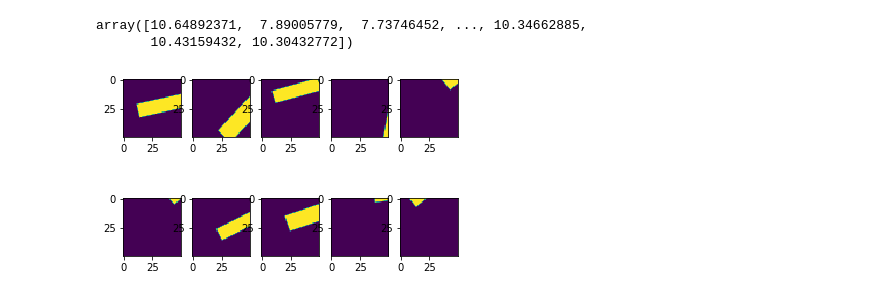
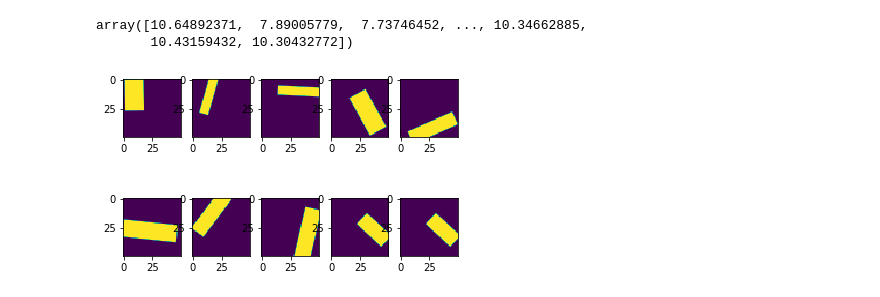
Before and after one commit to j-csc/landcover_scripts, a Jupyter notebook: Compute aspect ratio of chicken houses.ipynb, the cells around one changed output. Saved outputs shown, nothing was run; the diff lists cells and outputs as text; code cells hidden in the pictures.

```diff
--- a/Compute aspect ratio of chicken houses.ipynb
+++ b/Compute aspect ratio of chicken houses.ipynb
@@ -86,48 +86,49 @@ aspect_rations
 array([10.64892371,  7.89005779,  7.73746452, ..., 10.34662885,
        10.43159432, 10.30432772])
 # %%
-def generate_rectangle(aspect_ratio, height, width, rotation):
+from skimage.transform import rotate
+from skimage.draw import circle
+from skimage.io import imsave
+import numpy as np
+import matplotlib.pyplot as plt
+import cv2
+
+def generate_rectangle(aspect_ratio, height, width, rotation, min_pixel=100):
     redo = True
     img = np.zeros((width, height), dtype=np.uint8)
-
     while redo == True:
         start_x = np.random.randint(width//2)
         start_y = np.random.randint(height//2)
 
-        end_y = np.random.randint(height//2)
-        end_x = int(start_x + abs(aspect_ratio * abs(end_y - start_y)))
+        # Chooses from short side...
+        short_side = np.random.randint(height//3)
+        long_side  = short_side * aspect_ratio
 
-        w = (max(start_x,end_x) - min(start_x, end_x))
-        h = (max(start_y,end_y) - min(start_y, end_y))
-
-        # Ensure end_x is within bounds
-        while end_x == start_x or end_y == start_y or min(w,h) < min(short_sides):
-            end_y = np.random.randint(height//2)
-            end_x = int(start_x + abs(aspect_ratio * abs(end_y - start_y)))
-            w = (max(start_x,end_x) - min(start_x, end_x))
-            h = (max(start_y,end_y) - min(start_y, end_y))
+        end_y = int(start_y + short_side)
+        end_x = int(start_x + long_side)
 
         # Get center
         center_x = (max(start_x,end_x) - min(start_x, end_x)) / 2
         center_y = (max(start_y,end_y) - min(start_y, end_y)) / 2
 
-#         print(start_x, start_y, end_x, end_y)
-#         print("Intended Aspect Ratio: {}. Obtained Aspect Ratio: {}".format(aspect_ratio, (max(w,h)/ min(w,h))))
+        rec = cv2.rectangle(img, (start_x, start_y), (end_x, end_y), (255,255,255), -1)
+        img = rotate(image=img, angle=rotation)
 
-        rec = cv2.rectangle(img, (start_x, start_y), (end_x, end_y), (255,255,255), -1)
-        rot_mat = cv2.getRotationMatrix2D((center_x, center_y), rotation, 1.0)
-        img = cv2.warpAffine(img, rot_mat, img.shape[1::-1], flags=cv2.INTER_LINEAR)
-        # Make sure there's no empty images
-        if np.all(img == 0):
+        # Make sure there's no empty images (at least 100 pixels are in img)
+        if np.count_nonzero(img) < (min_pixel):
+            # reset
             redo = True
+            img = np.zeros((width, height), dtype=np.uint8)
         else:
             redo = False
 
+        plt.imshow(img)
+
     return img
+
+for i in range(10):
+    res = generate_rectangle(np.random.choice(aspect_rations), 50, 50, np.random.randint(360))
+    plt.subplot(2, 5, i+1)
+    plt.imshow(res)
+# %% [output]
+[figure, added]
-# %%
-for i in range(10):
-    res = generate_rectangle(np.random.choice(aspect_rations), 50, 50, np.random.randint(360))
-    plt.subplot(2, 5, i+1)
-    plt.imshow(res)
-# %% [output]
-[figure, removed]
```
Also changed, not shown: parts of 2 cells of this notebook, 2 other files.
